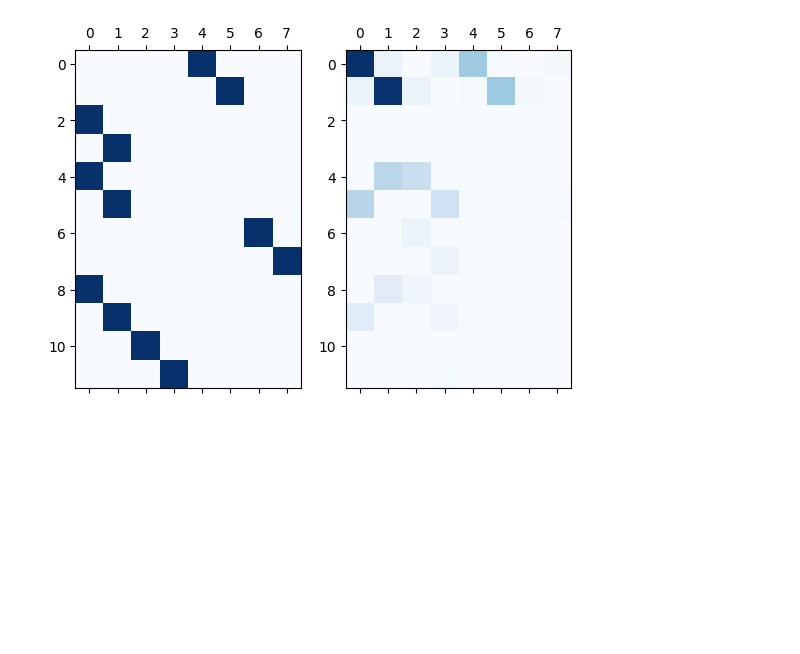
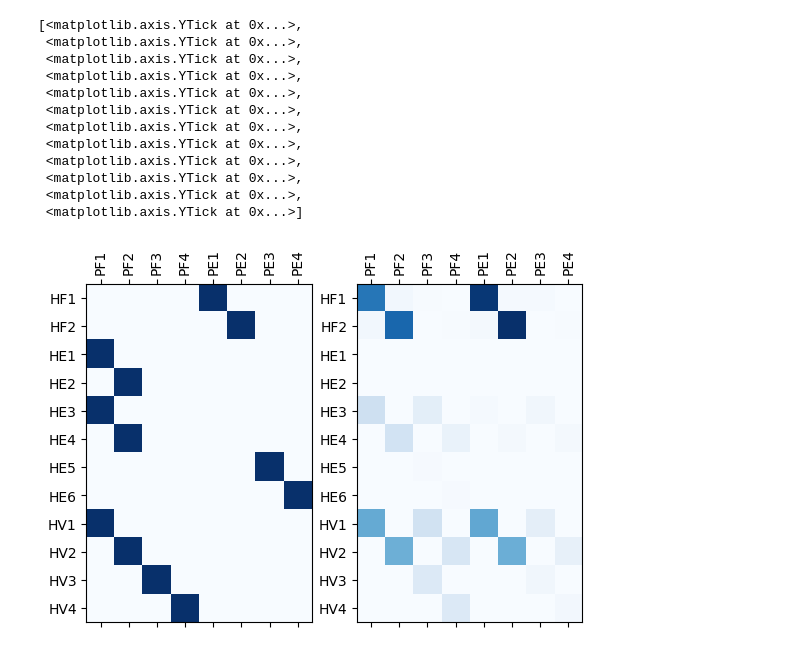
Before and after one commit to abhay-negi-usc/mujoco_contact_graph_generation, a Jupyter notebook: key_contact_graph.ipynb, the cells around one changed output. Cells and saved outputs as stored; diff of their text form; code cells hidden in the pictures; blank space fills up the shorter version.

```diff
--- a/key_contact_graph.ipynb
+++ b/key_contact_graph.ipynb
@@ -241,33 +280,55 @@ for i, pkl_file in enumerate(pkl_files):
 # %%
 # plot frequencies of contact element pairs
 
-contact_state_freq = np.sum(np.sum(contact_state_hist_all, axis=3), axis=2)
+contact_state_freq = np.sum(np.sum(contact_matrix_hist_all, axis=3), axis=2)
 
 contact_state_paper = np.array([[0,0,0,0,1,0,0,0],
                                   [0,0,0,0,0,1,0,0],
                                   [1,0,0,0,0,0,0,0],
                                   [0,1,0,0,0,0,0,0],
                                   [1,0,0,0,0,0,0,0],
                                   [0,1,0,0,0,0,0,0],
                                   [0,0,0,0,0,0,1,0],
                                   [0,0,0,0,0,0,0,1],
                                   [1,0,0,0,0,0,0,0],
                                   [0,1,0,0,0,0,0,0],
                                   [0,0,1,0,0,0,0,0],
                                   [0,0,0,1,0,0,0,0]])
 
 fig, axs = plt.subplots(1,2)
 
+# label axes with peg_classes and hole_classes
+axs[0].set_xticks(np.arange(len(peg_classes)))
+axs[0].set_yticks(np.arange(len(hole_classes)))
+
 axs[0].matshow(contact_state_paper, cmap=plt.cm.Blues)
 for i in range(contact_state_paper.shape[0]):
     for j in range(contact_state_paper.shape[1]):
         c = contact_state_paper[i,j]
 
+axs[0].set_xticks([0,1,2,3,4,5,6,7], peg_classes, rotation=90)
+axs[0].set_yticks([0,1,2,3,4,5,6,7,8,9,10,11], hole_classes, rotation=0 )
+
 axs[1].matshow(contact_state_freq, cmap=plt.cm.Blues)
 for i in range(contact_state_freq.shape[0]):
     for j in range(contact_state_freq.shape[1]):
         c = contact_state_freq[i,j]
+
+axs[1].set_xticks([0,1,2,3,4,5,6,7], peg_classes, rotation=90)
+axs[1].set_yticks([0,1,2,3,4,5,6,7,8,9,10,11], hole_classes, rotation=0 )
 # %% [output]
+[<matplotlib.axis.YTick at 0x...>,
+ <matplotlib.axis.YTick at 0x...>,
+ <matplotlib.axis.YTick at 0x...>,
+ <matplotlib.axis.YTick at 0x...>,
+ <matplotlib.axis.YTick at 0x...>,
+ <matplotlib.axis.YTick at 0x...>,
+ <matplotlib.axis.YTick at 0x...>,
+ <matplotlib.axis.YTick at 0x...>,
+ <matplotlib.axis.YTick at 0x...>,
+ <matplotlib.axis.YTick at 0x...>,
+ <matplotlib.axis.YTick at 0x...>,
+ <matplotlib.axis.YTick at 0x...>]
-[figure, old version]
+[figure, new version]
 # %%
 # identify contact state types and label each contact state in history
```
Also changed, not shown: parts of 13 cells of this notebook, 16 other files.
